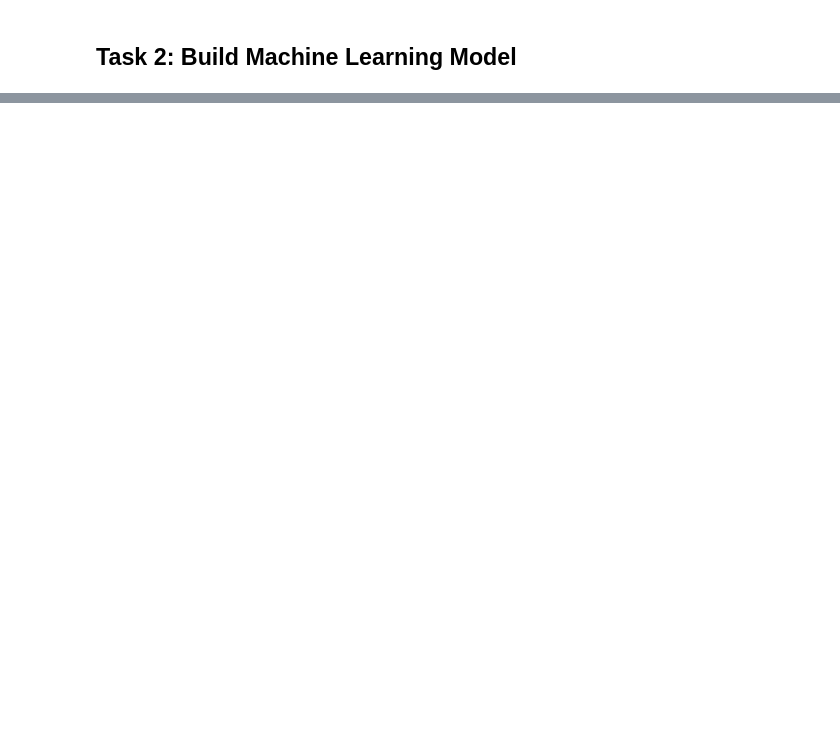
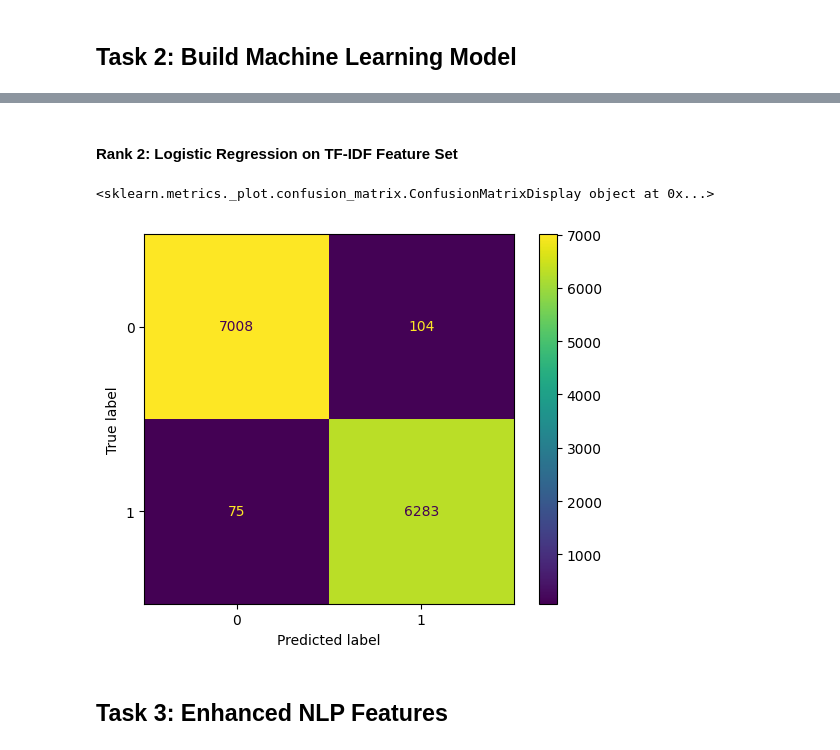
Before and after one commit to sirutBuasai/nlp-projects, a Jupyter notebook: sbuasai_hw1.ipynb, the cells around one changed output, grey strips where cells are left out. Cells and saved outputs as stored; diff of their text form; code cells hidden in the pictures; blank space fills up the shorter version.

Commit message:
task 2 completed

```diff
--- a/sbuasai_hw1.ipynb
+++ b/sbuasai_hw1.ipynb
@@ -109,2 +173,15 @@ plt.show()
 # %% [markdown]
 ## Task 2: Build Machine Learning Model
+# %%
+# create labels for real and fake data
+real_data['label'] = 1
+fake_data['label'] = 0
+
+# extract text and label
+real_raw = real_data[['text','tokenized_text', 'label']]
+fake_raw = fake_data[['text','tokenized_text', 'label']]
+
+# combine the real and fake data
+data_raw = pd.concat([real_raw, fake_raw])
+data_raw = data_raw.sample(frac=1).reset_index(drop=True)
+data_raw.head()
@@ -110,0 +197,3 @@ plt.show()
+# %%
+# split data into training and testing set with 70-30 split ratio
+train_x, test_x, train_y, test_y = train_test_split(data_raw['text'], data_raw['label'], test_size=0.3)
@@ -110,0 +202,6 @@ plt.show()
+# %%
+# create TF-IDF feature set
+tfidf_vect = TfidfVectorizer()
+
+tfidf_train_x = tfidf_vect.fit_transform(train_x)
+tfidf_test_x = tfidf_vect.transform(test_x)
@@ -110,0 +210,13 @@ plt.show()
+# %%
+# perform logistic regresstion model on TF-IDF feature
+tfidf_log = LogisticRegression(solver='liblinear')
+
+# train model on training set
+tfidf_log.fit(tfidf_train_x, train_y)
+
+# test model on testing set
+prediction_y = tfidf_log.predict(tfidf_test_x)
+
+print(f"Precision score:\t{precision_score(test_y, prediction_y)}")
+print(f"Recall score:\t\t{recall_score(test_y, prediction_y)}")
+print(f"Accuracy score:\t\t{accuracy_score(test_y, prediction_y)}")
@@ -110,0 +300,9 @@ plt.show()
+# %% [markdown]
+#### Rank 2: Logistic Regression on TF-IDF Feature Set
+# %%
+ConfusionMatrixDisplay.from_estimator(tfidf_log, tfidf_test_x, test_y)
+# %% [output]
+<sklearn.metrics._plot.confusion_matrix.ConfusionMatrixDisplay object at 0x...>
+[figure, added]
+# %% [markdown]
+## Task 3: Enhanced NLP Features
```
Also changed, not shown: parts of 25 cells of this notebook.
